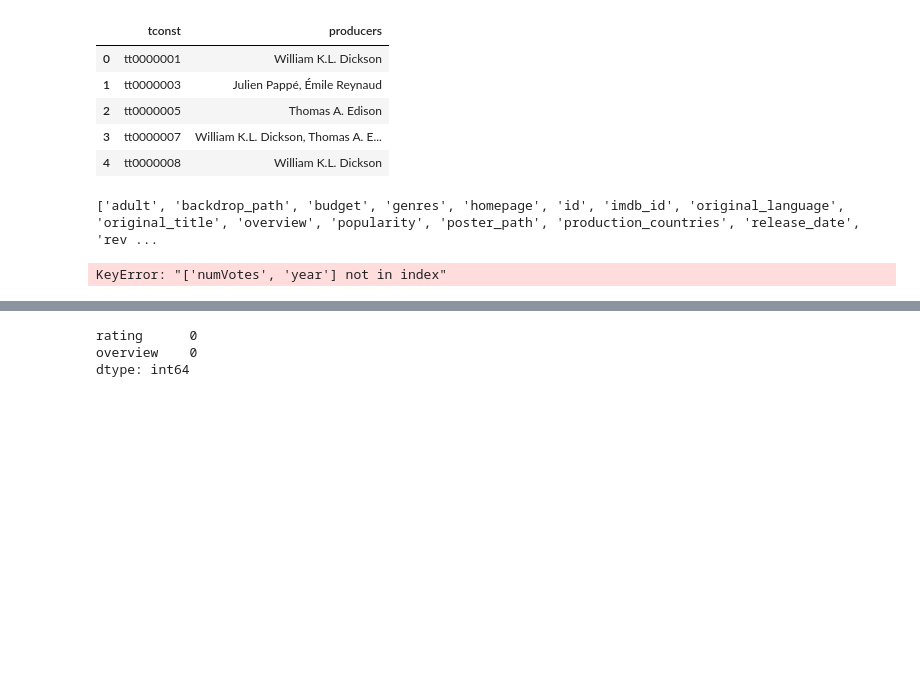
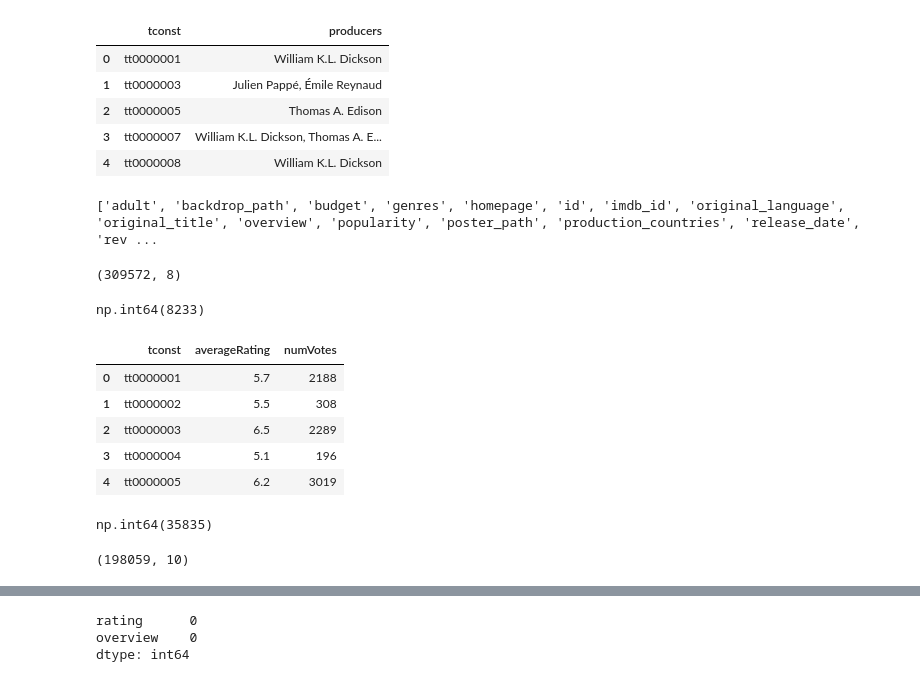
Before and after one commit to yakhinazilya-crypto/recommandation-films-creuse, a Jupyter notebook: notebooks/01_exploration.ipynb, the cells around one changed output, grey strips where cells are left out. Saved outputs shown, nothing was run; the diff lists cells and outputs as text; code cells hidden in the pictures; blank space fills up the shorter version.

```diff
--- a/notebooks/01_exploration.ipynb
+++ b/notebooks/01_exploration.ipynb
@@ -606,22 +606,3 @@ cols_to_keep = [
 df_final = df_tmdb[cols_to_keep].copy()
 
 df_final = df_final.rename(columns={'vote_average': 'rating'})
-# %%
-df_final = df_tmdb[[
-    'imdb_id',
-    'title',
-    'genres',
-    'overview',
-    'vote_average',
-    'runtime',
-    'poster_path',
-    'numVotes',
-    'year',
-    'popularity'
-]].copy()
-
-df_final = df_final.rename(columns={
-    'vote_average': 'rating'
-})
-# %% [output]
-KeyError: "['numVotes', 'year'] not in index"
@@ -627,0 +624,5 @@ KeyError: "['numVotes', 'year'] not in index"
+# %%
+df_final.columns
+df_final.shape
+# %% [output]
+(309572, 8)
@@ -627,0 +634,23 @@ KeyError: "['numVotes', 'year'] not in index"
+# %%
+df_final['year'].isna().sum()
+# %% [output]
+np.int64(8233)
+# %%
+import pandas as pd
+
+url_ratings = "https://datasets.imdbws.com/title.ratings.tsv.gz"
+
+df_ratings = pd.read_csv(
+    url_ratings,
+    sep='\t',
+    compression='gzip'
+)
+
+df_ratings.head()
+# %% [output]
+|  | tconst | averageRating | numVotes |
+| 0 | tt0000001 | 5.7 | 2188 |
+| 1 | tt0000002 | 5.5 | 308 |
+| 2 | tt0000003 | 6.5 | 2289 |
+| 3 | tt0000004 | 5.1 | 196 |
+| 4 | tt0000005 | 6.2 | 3019 |
@@ -628,3 +666,13 @@ KeyError: "['numVotes', 'year'] not in index"
+# %%
+df_final[['rating', 'numVotes']].head()
+df_final['numVotes'].isna().sum()
+# %% [output]
+np.int64(35835)
+# %%
+df_final = df_final[df_final['numVotes'] >= 50]
+df_final.shape
+# %% [output]
+(198059, 10)
 # %%
 df_final.head()
 # %% [output]
```
Also changed, not shown: parts of 13 cells of this notebook, 1 other file.
